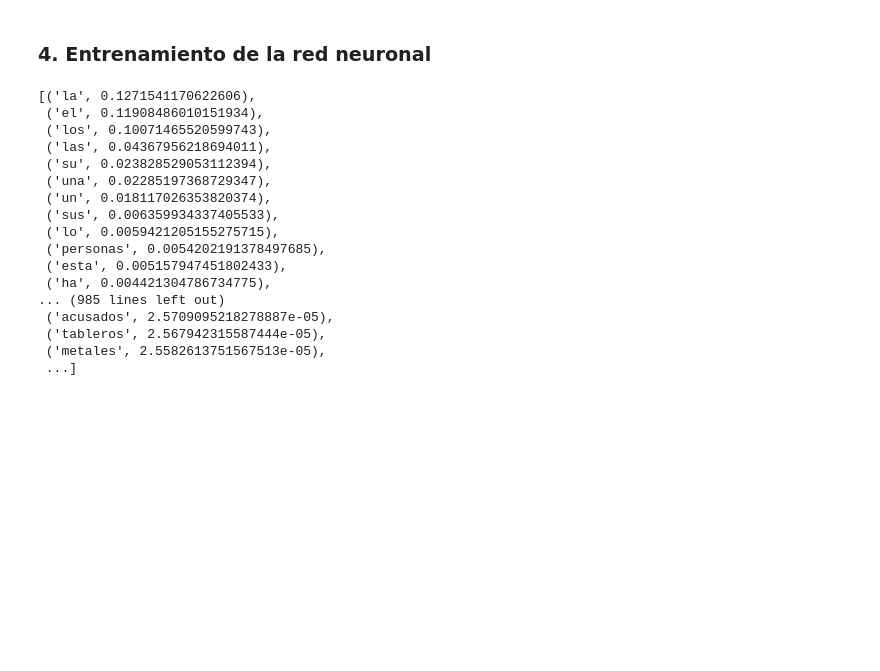
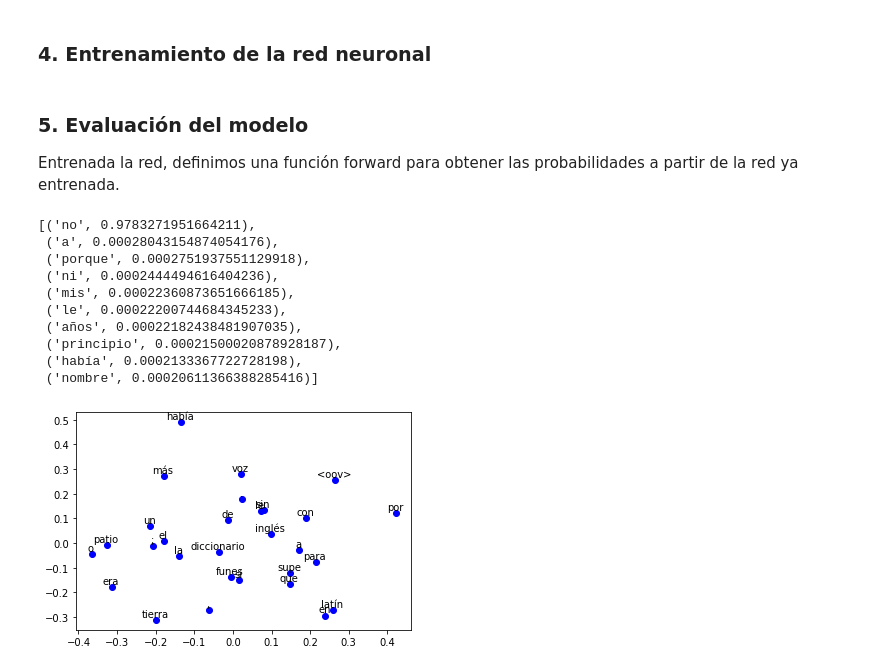
Before and after one commit to rhodstar/PLN, a Jupyter notebook: pln-t02-modelo-lenguaje-neuronal.ipynb, the cells around one changed output. Cells and saved outputs as stored; diff of their text form; code cells hidden in the pictures; blank space fills up the shorter version.

Commit message:
Changed corpus for plain text story
Added inital ploting
Added first approach for evaluationg model

```diff
--- a/pln-t02-modelo-lenguaje-neuronal.ipynb
+++ b/pln-t02-modelo-lenguaje-neuronal.ipynb
@@ -83,3 +103,19 @@ corpus, corpus_eval = train_test_split(corpus_without_non_lexical,test_size=0.95
+# %%
+#Nuevo corpus remplazando hápax por OOV
+corpus_hapax = []
+#Reemplazamos los hápax por OOV
+for sent in corpus:
+  sent_hapax =[]
+  for w in sent:
+    #Si es hápax
+    if freq_words[w.lower()] == 1:
+      #Se reemplaza por <oov>
+      sent_hapax.append('<oov>')
+    else:
+      #De otra forma se mantiene la palabra en mínuscula
+      sent_hapax.append(w.lower())
+  #Se agrupan las cadenas
+  corpus_hapax.append(sent_hapax)
 # %% [markdown]
 ### 1.  Stemming
 
@@ -92,13 +128,14 @@ Se indexa cada simbolo del vocabulario previamente tratado (sin _stopwords_ y _e
 # Llamamos a la funcion para crear un vocabulario
 idx = vocab() # Simplemente se renombra la funcion
 
-sents_corpus = []
+# sents_corpus = []
 
-for sent in corpus:
-    sents_corpus.append(" ".join(sent)) # Can make it better
+# for sent in corpus_hapax:
+#     sents_corpus.append(" ".join(sent)) # Can make it better
 
 
-cads_idx = list(text2numba(sents_corpus,idx))
+#cads_idx = list(text2numba(sents_corpus,idx))
+cads_idx = list(text2numba(corpus_hapax,idx))
 #print(cads_idx[:3])
 
 #print(idx)
@@ -111,12 +148,12 @@ EOS = '<EOS>'
 # A cada etiqueta se le asigna el indice número mayor
 # que el último indice asignado al vocabulario
 
-BOS_IDX = max(idx.values()) + 1
-EOS_IDX = max(idx.values()) + 2
+BOS_IDX = max(idx.values()) + 2
+EOS_IDX = max(idx.values()) + 1
 
 # Se agregan las etiquetas al vocabulario
-idx[BOS] = EOS_IDX
-idx[EOS] = BOS_IDX
+idx[EOS] = EOS_IDX
+idx[BOS] = BOS_IDX
 
 # Agregamos las etiquetas BOS al inicio y EOS al final de cada sentencia
 
@@ -142,7 +184,7 @@ np.random.seed(0)
 
 # dim -> hiperparametro que define la dimensioón de los vectores-palabra
 dim = 100
-m = 3
+m = 300
 N = len(idx)
 
 # Se usa para generar vectores one-shot
@@ -205,5 +247,9 @@ for i in tqdm(range(0,iterations)):
         # Actualizacion embedding
         C -= eta*np.outer(dc,matrix_I[bigram[0]].T)
         break
+# %% [markdown]
+### 5. Evaluación del modelo
+
+Entrenada la red, definimos una función forward para obtener las probabilidades a partir de la red ya entrenada.
 # %%
 def forward(x):
@@ -228,27 +271,25 @@ def forward(x):
 lista = []
 
 for word in idx.keys():
-    lista.append((word,forward(idx['contra'])[idx[word]]))
+    lista.append((word,forward(idx['de'])[idx[word]]))
     #print(word,forward(idx['presidente'])[idx[word]])
 
 lista.sort(key=lambda x: x[1],reverse=True)
+
+lista[:10]
+# %% [output]
+[('no', 0.9783271951664211),
+ ('a', 0.00028043154874054176),
+ ('porque', 0.0002751937551129918),
+ ('ni', 0.0002444494616404236),
+ ('mis', 0.00022360873651666185),
+ ('le', 0.00022200744684345233),
+ ('años', 0.00022182438481907035),
+ ('principio', 0.00021500020878928187),
+ ('había', 0.0002133367722728198),
+ ('nombre', 0.00020611366388285416)]
-# %%
-lista
-# %% [output]
-[('la', 0.1271541170622606),
- ('el', 0.11908486010151934),
- ('los', 0.10071465520599743),
- ('las', 0.04367956218694011),
- ('su', 0.023828529053112394),
- ('una', 0.02285197368729347),
- ('un', 0.018117026353820374),
- ('sus', 0.006359934337405533),
- ('lo', 0.0059421205155275715),
- ('personas', 0.0054202191378497685),
- ('esta', 0.005157947451802433),
- ('ha', 0.004421304786734775),
-... (985 lines left out)
- ('acusados', 2.5709095218278887e-05),
- ('tableros', 2.567942315587444e-05),
- ('metales', 2.5582613751567513e-05),
- ...]
+# %%
+label = [w[0] for w in sorted(idx.items(), key=itemgetter(1))]
+plot_words(C.T[1:30],label[1:30])
+# %% [output]
+[figure, added]
```
Also changed, not shown: parts of 28 cells of this notebook.
